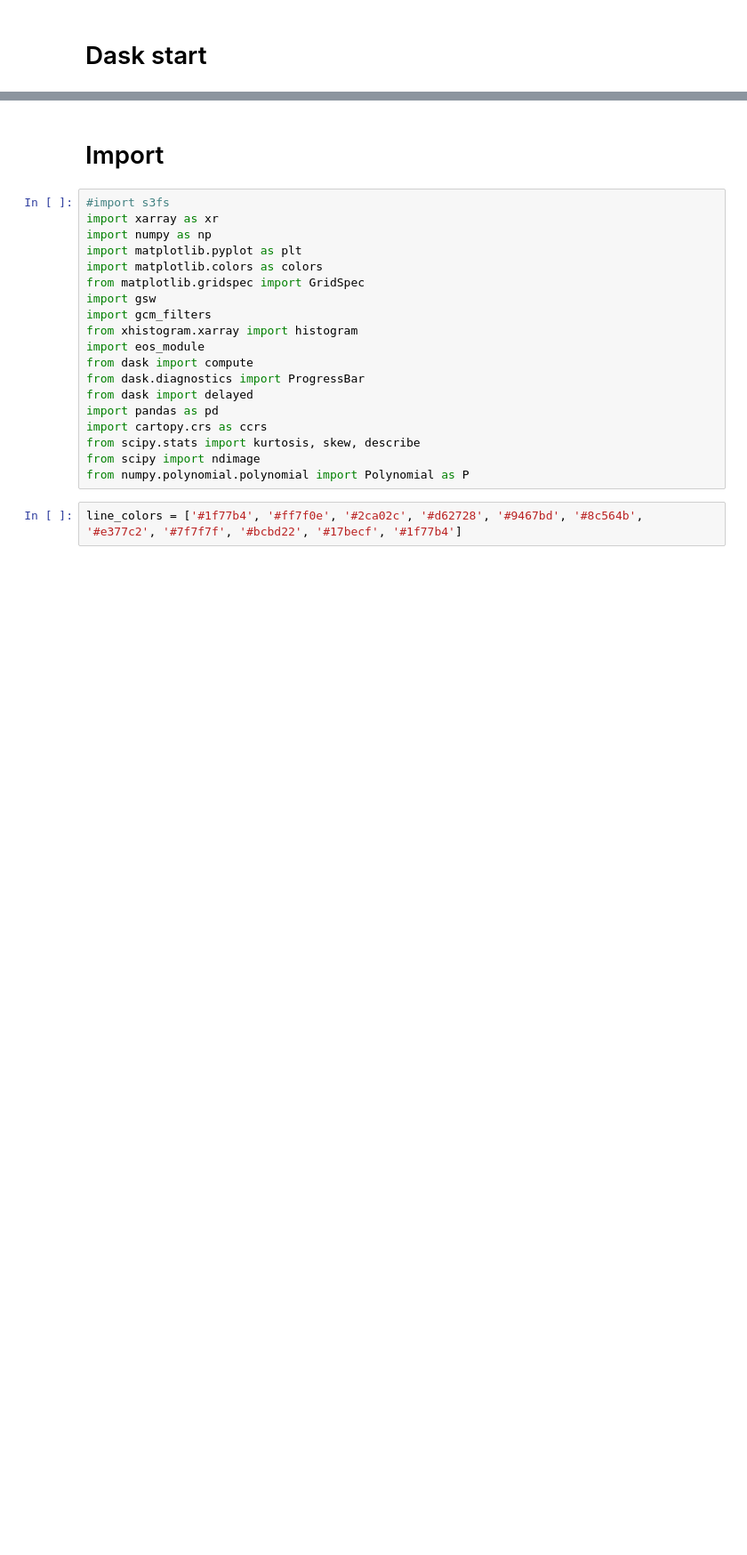
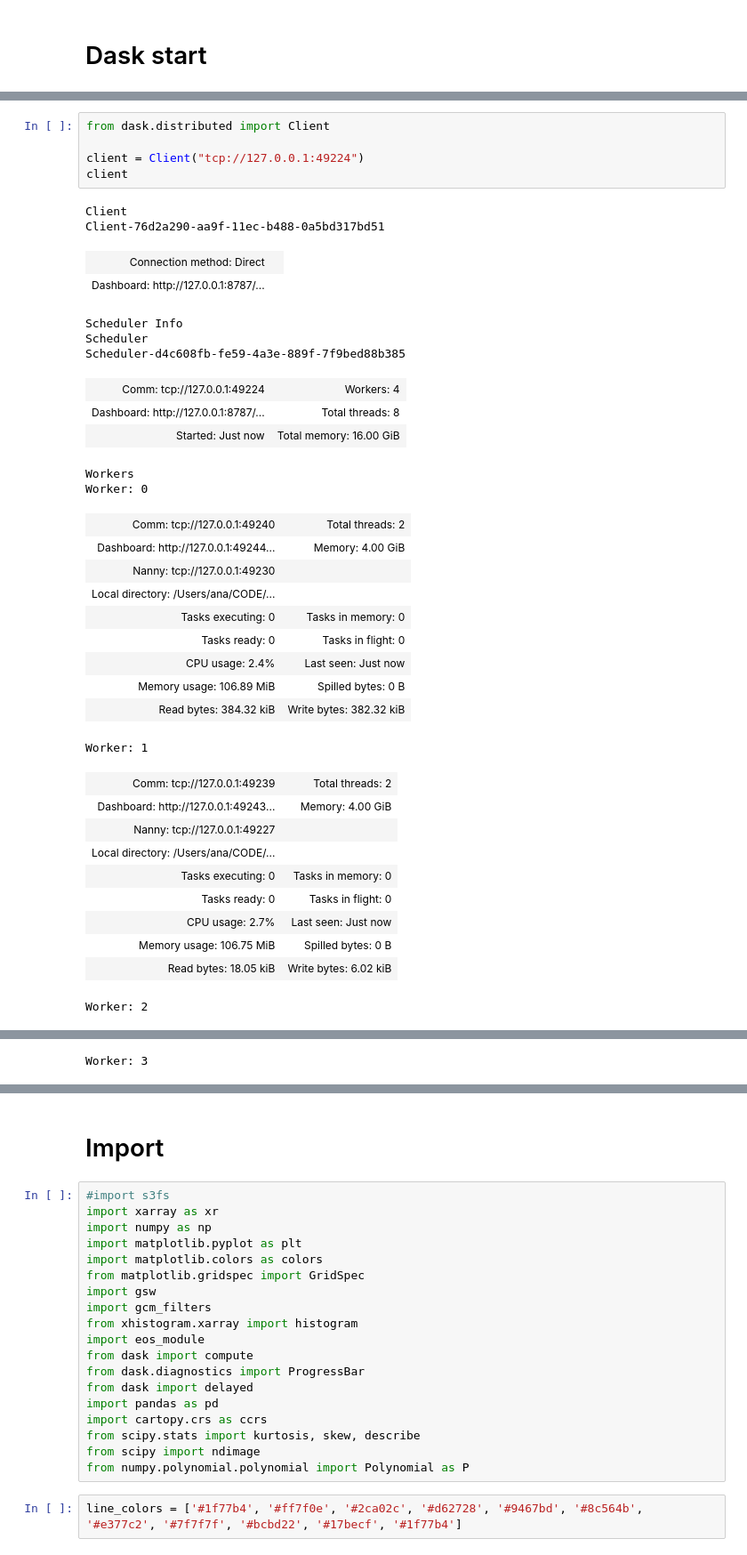
Before and after one commit to anastasiaGor/oceanDataNotebooks, a Jupyter notebook: gcm_filter/filter_compare.ipynb, the cells around one changed output, grey strips where cells are left out. Shown at 89% size. Drawn from its saved outputs; the diff is of its cells as text; blank space fills up the shorter version.

```diff
--- a/gcm_filter/filter_compare.ipynb
+++ b/gcm_filter/filter_compare.ipynb
@@ -59,0 +3,38 @@ Worker: 3
+# %%
+from dask.distributed import Client
+
+client = Client("tcp://127.0.0.1:49224")
+client
+# %% [output]
+Client
+Client-76d2a290-aa9f-11ec-b488-0a5bd317bd51
+| Connection method: Direct |  |
+| Dashboard: http://127.0.0.1:8787/... |  |
+Scheduler Info
+Scheduler
+Scheduler-d4c608fb-fe59-4a3e-889f-7f9bed88b385
+| Comm: tcp://127.0.0.1:49224 | Workers: 4 |
+| Dashboard: http://127.0.0.1:8787/... | Total threads: 8 |
+| Started: Just now | Total memory: 16.00 GiB |
+Workers
+Worker: 0
+| Comm: tcp://127.0.0.1:49240 | Total threads: 2 |
+| Dashboard: http://127.0.0.1:49244... | Memory: 4.00 GiB |
+| Nanny: tcp://127.0.0.1:49230 |  |
+| Local directory: /Users/ana/CODE/... |  |
+| Tasks executing: 0 | Tasks in memory: 0 |
+| Tasks ready: 0 | Tasks in flight: 0 |
+| CPU usage: 2.4% | Last seen: Just now |
+| Memory usage: 106.89 MiB | Spilled bytes: 0 B |
+| Read bytes: 384.32 kiB | Write bytes: 382.32 kiB |
+Worker: 1
+| Comm: tcp://127.0.0.1:49239 | Total threads: 2 |
+| Dashboard: http://127.0.0.1:49243... | Memory: 4.00 GiB |
+| Nanny: tcp://127.0.0.1:49227 |  |
+| Local directory: /Users/ana/CODE/... |  |
+| Tasks executing: 0 | Tasks in memory: 0 |
+| Tasks ready: 0 | Tasks in flight: 0 |
+| CPU usage: 2.7% | Last seen: Just now |
+| Memory usage: 106.75 MiB | Spilled bytes: 0 B |
+| Read bytes: 18.05 kiB | Write bytes: 6.02 kiB |
+Worker: 2
@@ -59,0 +50 @@ Worker: 3
+Worker: 3
```
Also changed, not shown: parts of 11 cells of this notebook.
